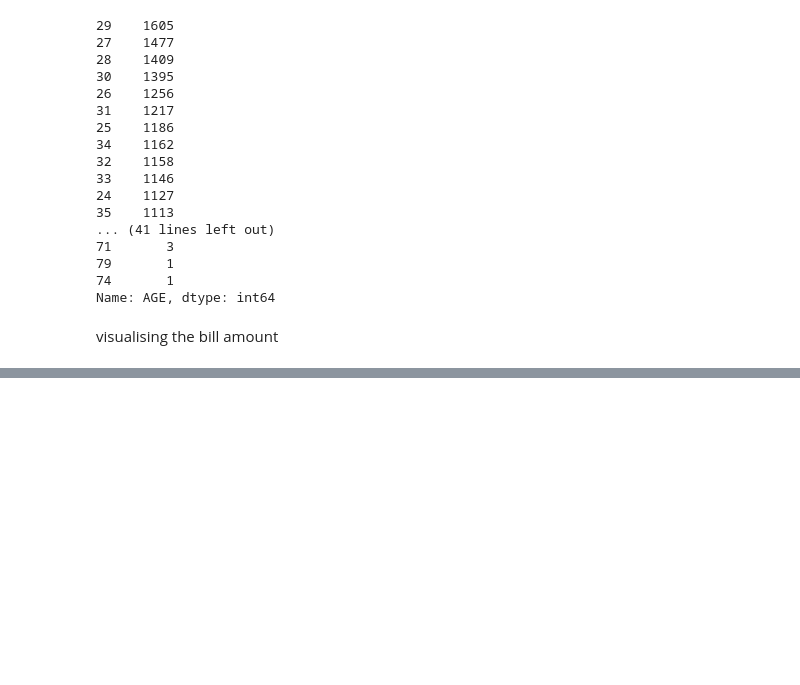
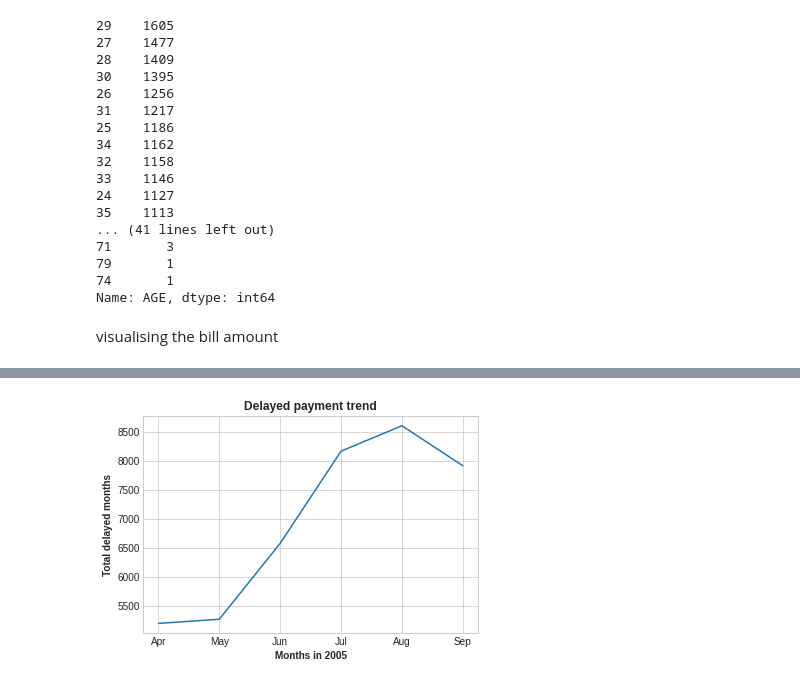
Before and after one commit to dsnnaveen/Credit-Card-Default-Deteciton, a Jupyter notebook: Credit_Card_Default_Prediction_Capstone_Project.ipynb, the cells around one changed output, grey strips where cells are left out. Drawn from its saved outputs; the diff is of its cells as text; code cells hidden in the pictures; blank space fills up the shorter version.

```diff
--- a/Credit_Card_Default_Prediction_Capstone_Project.ipynb
+++ b/Credit_Card_Default_Prediction_Capstone_Project.ipynb
@@ -309,0 +310,25 @@ visualising the bill amount
+# %%
+# Create a new column "HAS_DEF" to indicate customers who have at least 1 deafult payment from PAY_1 to Pay_6
+# 0 : no default ; 1: has default
+
+def_condition = (credit_df.PAY_0 >1) | (credit_df.PAY_2 >1) | (credit_df.PAY_3 >1) | (credit_df.PAY_4 >1) | (credit_df.PAY_5 >1) | (credit_df.PAY_6 >1)
+credit_df.loc[def_condition, "HAS_DEF"] = 1
+credit_df.loc[credit_df.HAS_DEF.isna(), "HAS_DEF"] = 0
+# %%
+# Subset a dataframe with the records that have default
+
+has_default = credit_df[credit_df['HAS_DEF']== 1]
+default_trend = has_default[['PAY_6','PAY_5','PAY_4','PAY_3','PAY_2','PAY_0']].sum(axis=0)
+
+# Draw a line chart to show the trend. The lower the number, the shorter delayed payment
+fig,ax = plt.subplots()
+ax.plot(default_trend)
+plt.xticks(['PAY_6','PAY_5','PAY_4','PAY_3','PAY_2','PAY_0'],['Apr','May','Jun','Jul','Aug','Sep'])
+
+plt.xlabel('Months in 2005',fontweight='bold')
+plt.ylabel('Total delayed months',fontweight='bold')
+plt.title('Delayed payment trend',fontweight='bold')
+
+plt.show()
+# %% [output]
+[figure, added]
```
Also changed, not shown: parts of 6 cells of this notebook.
